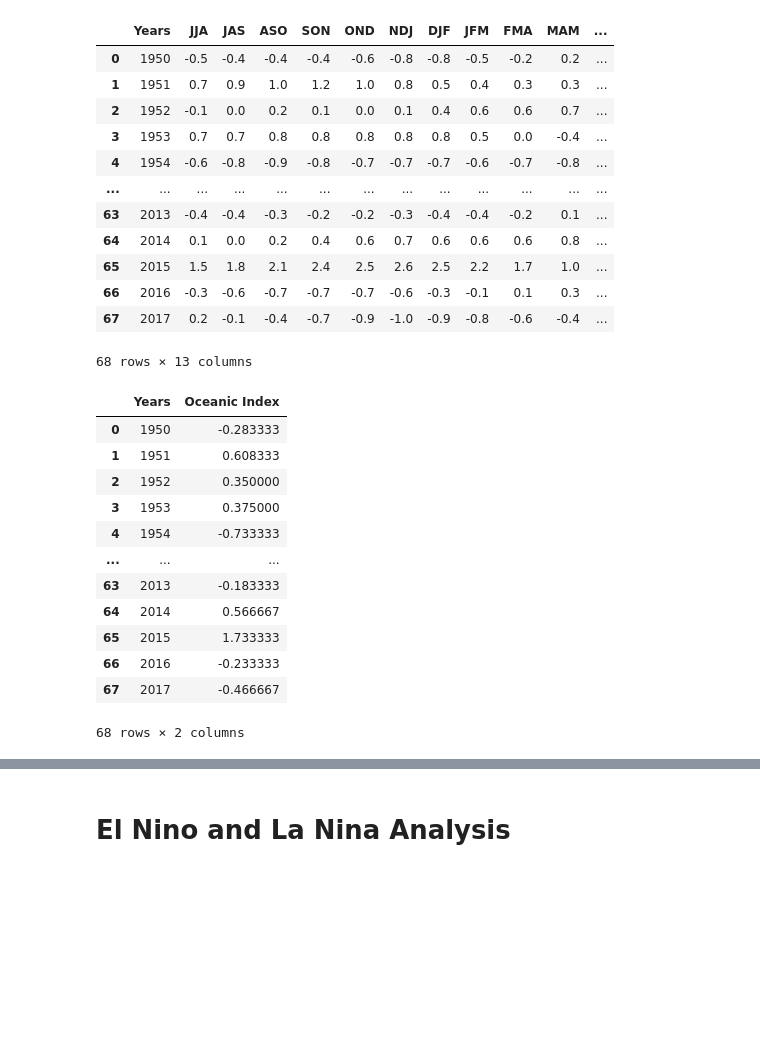
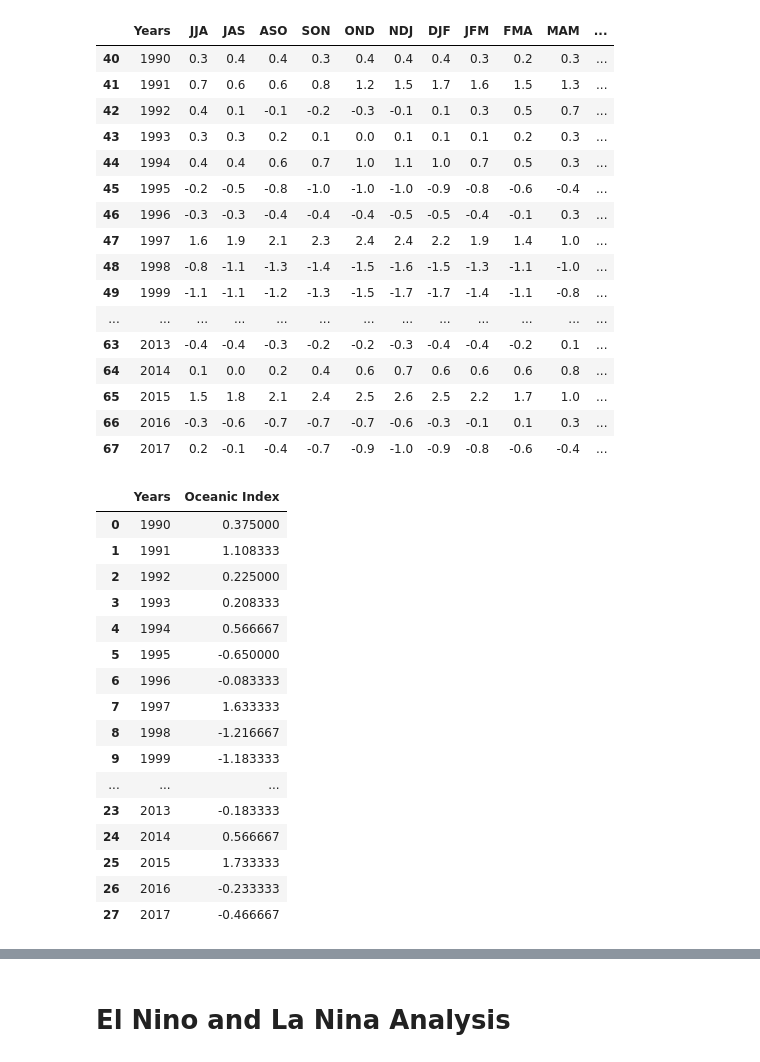
Before and after one commit to AAlbers341/project1_coffee_analysis, a Jupyter notebook: EDA/El-Nina_La-Nina_analysis.ipynb, the cells around one changed output, grey strips where cells are left out. Drawn from its saved outputs; the diff is of its cells as text; code cells hidden in the pictures; blank space fills up the shorter version.

Commit message:
Updated years in dataset

```diff
--- a/EDA/El-Nina_La-Nina_analysis.ipynb
+++ b/EDA/El-Nina_La-Nina_analysis.ipynb
@@ -10,29 +13,37 @@ warnings.filterwarnings("ignore")
 # %%
 # Read .csv into a DataFrame and split by '\t'
 elnino_lanina = pd.read_csv('../Data/Raw/El-Nino_La-Nina/El-Nino_La-Nina.csv', sep='\t')
 
 # Set 'Season' as index (optional)
 elnino_lanina.set_index('Season', inplace=True)
 
-# Convert the entire DataFrame to integers (if needed)
+# Convert the entire DataFrame to integers
 elnino_lanina = elnino_lanina.astype(float)
 elnino_lanina = elnino_lanina.reset_index()
 elnino_lanina = elnino_lanina.rename(columns={'Season':'Years'})
+
+# Filter to years between 1990-2017 in alignment with other datasets
+elnino_lanina = elnino_lanina[(elnino_lanina['Years'] >= 1990) & (elnino_lanina['Years'] <= 2017)]
+
 elnino_lanina
 # %% [output]
 |  | Years | JJA | JAS | ASO | SON | OND | NDJ | DJF | JFM | FMA | MAM | ... |
-| 0 | 1950 | -0.5 | -0.4 | -0.4 | -0.4 | -0.6 | -0.8 | -0.8 | -0.5 | -0.2 | 0.2 | ... |
-| 1 | 1951 | 0.7 | 0.9 | 1.0 | 1.2 | 1.0 | 0.8 | 0.5 | 0.4 | 0.3 | 0.3 | ... |
-| 2 | 1952 | -0.1 | 0.0 | 0.2 | 0.1 | 0.0 | 0.1 | 0.4 | 0.6 | 0.6 | 0.7 | ... |
-| 3 | 1953 | 0.7 | 0.7 | 0.8 | 0.8 | 0.8 | 0.8 | 0.8 | 0.5 | 0.0 | -0.4 | ... |
-| 4 | 1954 | -0.6 | -0.8 | -0.9 | -0.8 | -0.7 | -0.7 | -0.7 | -0.6 | -0.7 | -0.8 | ... |
+| 40 | 1990 | 0.3 | 0.4 | 0.4 | 0.3 | 0.4 | 0.4 | 0.4 | 0.3 | 0.2 | 0.3 | ... |
+| 41 | 1991 | 0.7 | 0.6 | 0.6 | 0.8 | 1.2 | 1.5 | 1.7 | 1.6 | 1.5 | 1.3 | ... |
+| 42 | 1992 | 0.4 | 0.1 | -0.1 | -0.2 | -0.3 | -0.1 | 0.1 | 0.3 | 0.5 | 0.7 | ... |
+| 43 | 1993 | 0.3 | 0.3 | 0.2 | 0.1 | 0.0 | 0.1 | 0.1 | 0.1 | 0.2 | 0.3 | ... |
+| 44 | 1994 | 0.4 | 0.4 | 0.6 | 0.7 | 1.0 | 1.1 | 1.0 | 0.7 | 0.5 | 0.3 | ... |
+| 45 | 1995 | -0.2 | -0.5 | -0.8 | -1.0 | -1.0 | -1.0 | -0.9 | -0.8 | -0.6 | -0.4 | ... |
+| 46 | 1996 | -0.3 | -0.3 | -0.4 | -0.4 | -0.4 | -0.5 | -0.5 | -0.4 | -0.1 | 0.3 | ... |
+| 47 | 1997 | 1.6 | 1.9 | 2.1 | 2.3 | 2.4 | 2.4 | 2.2 | 1.9 | 1.4 | 1.0 | ... |
+| 48 | 1998 | -0.8 | -1.1 | -1.3 | -1.4 | -1.5 | -1.6 | -1.5 | -1.3 | -1.1 | -1.0 | ... |
+| 49 | 1999 | -1.1 | -1.1 | -1.2 | -1.3 | -1.5 | -1.7 | -1.7 | -1.4 | -1.1 | -0.8 | ... |
 | ... | ... | ... | ... | ... | ... | ... | ... | ... | ... | ... | ... | ... |
 | 63 | 2013 | -0.4 | -0.4 | -0.3 | -0.2 | -0.2 | -0.3 | -0.4 | -0.4 | -0.2 | 0.1 | ... |
 | 64 | 2014 | 0.1 | 0.0 | 0.2 | 0.4 | 0.6 | 0.7 | 0.6 | 0.6 | 0.6 | 0.8 | ... |
 | 65 | 2015 | 1.5 | 1.8 | 2.1 | 2.4 | 2.5 | 2.6 | 2.5 | 2.2 | 1.7 | 1.0 | ... |
 | 66 | 2016 | -0.3 | -0.6 | -0.7 | -0.7 | -0.7 | -0.6 | -0.3 | -0.1 | 0.1 | 0.3 | ... |
 | 67 | 2017 | 0.2 | -0.1 | -0.4 | -0.7 | -0.9 | -1.0 | -0.9 | -0.8 | -0.6 | -0.4 | ... |
-68 rows × 13 columns
 # %%
 # Melt to reshape the DataFrame with one row for each column
 elnino_lanina = elnino_lanina.rename(columns={'JJA':'Jan','JAS':'Feb','ASO':'Mar','SON':'Apr','OND':'May',
@@ -51,18 +62,22 @@ elnino_lanina = oceanic_nino_index_avg
 elnino_lanina
 # %% [output]
 |  | Years | Oceanic Index |
-| 0 | 1950 | -0.283333 |
-| 1 | 1951 | 0.608333 |
-| 2 | 1952 | 0.350000 |
-| 3 | 1953 | 0.375000 |
-| 4 | 1954 | -0.733333 |
+| 0 | 1990 | 0.375000 |
+| 1 | 1991 | 1.108333 |
+| 2 | 1992 | 0.225000 |
+| 3 | 1993 | 0.208333 |
+| 4 | 1994 | 0.566667 |
+| 5 | 1995 | -0.650000 |
+| 6 | 1996 | -0.083333 |
+| 7 | 1997 | 1.633333 |
+| 8 | 1998 | -1.216667 |
+| 9 | 1999 | -1.183333 |
 | ... | ... | ... |
-| 63 | 2013 | -0.183333 |
-| 64 | 2014 | 0.566667 |
-| 65 | 2015 | 1.733333 |
-| 66 | 2016 | -0.233333 |
-| 67 | 2017 | -0.466667 |
+| 23 | 2013 | -0.183333 |
+| 24 | 2014 | 0.566667 |
+| 25 | 2015 | 1.733333 |
+| 26 | 2016 | -0.233333 |
+| 27 | 2017 | -0.466667 |
-68 rows × 2 columns
 # %%
 elnino_lanina['El Nino or La Nina Year'] = ''
 
```
Also changed, not shown: parts of 4 cells of this notebook.
